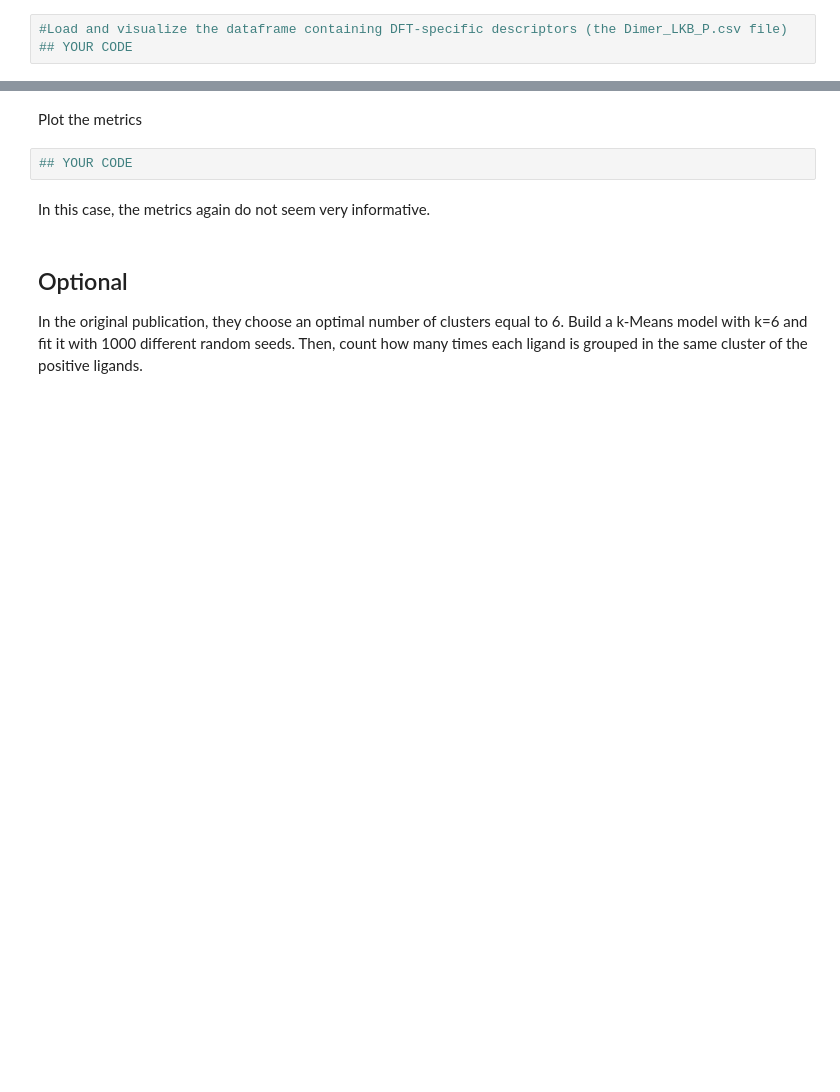
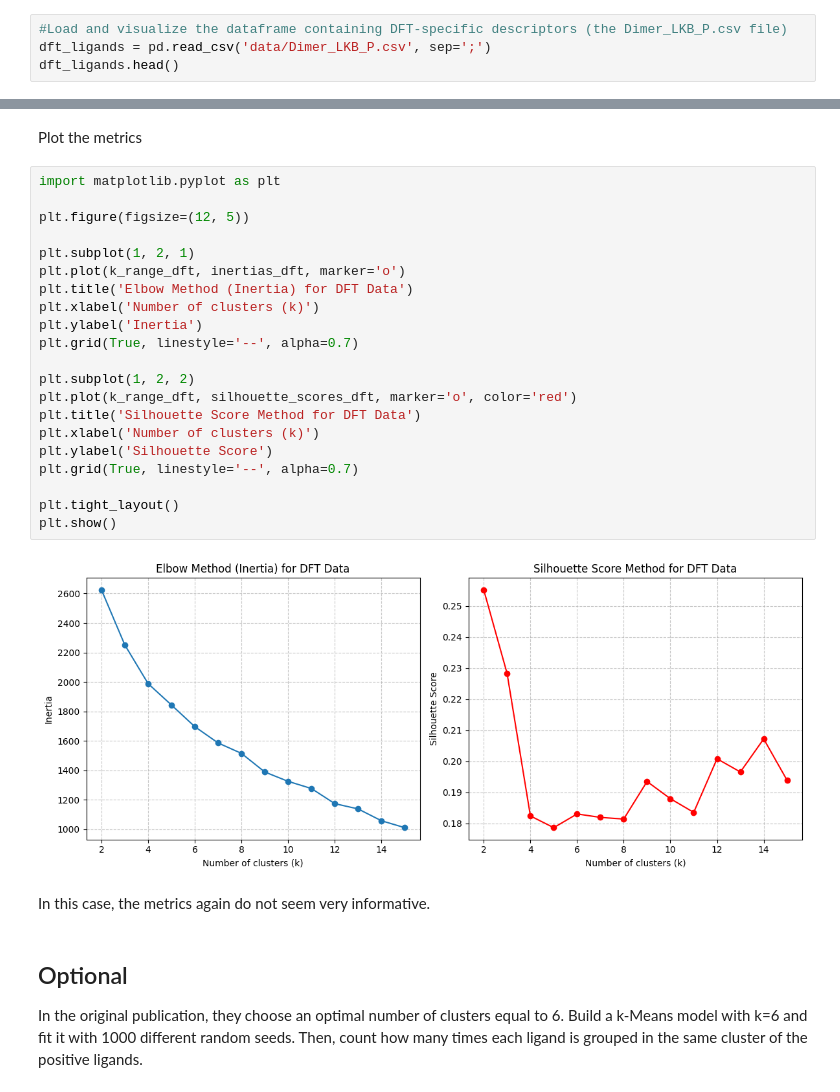
Before and after one commit to catastropiyush/ai4chem_course, a Jupyter notebook: notebooks/04 - Unsupervised Learning/palladium_dimers_discovery.ipynb, the cells around one changed output, grey strips where cells are left out. Saved outputs shown, nothing was run; the diff lists cells and outputs as text; blank space fills up the shorter version.

```diff
--- a/notebooks/04 - Unsupervised Learning/palladium_dimers_discovery.ipynb
+++ b/notebooks/04 - Unsupervised Learning/palladium_dimers_discovery.ipynb
@@ -325,4 +323,5 @@ The first clustering reduced the candidate ligands space to ~25% of the original
 We will not calculate all the DFT descriptors, but just load the dataset containing the refined ligands. This dataframe only contains 66 ligands as the calculations were only done for ligands containing P-C bonds.
 # %%
 #Load and visualize the dataframe containing DFT-specific descriptors (the Dimer_LKB_P.csv file)
-## YOUR CODE
+dft_ligands = pd.read_csv('data/Dimer_LKB_P.csv', sep=';')
+dft_ligands.head()
@@ -341,7 +381,28 @@ refs = [1, 8, 18, 36]
 # %% [markdown]
 Plot the metrics
-# %%
-## YOUR CODE
+# %%
+import matplotlib.pyplot as plt
+
+plt.figure(figsize=(12, 5))
+
+plt.subplot(1, 2, 1)
+plt.plot(k_range_dft, inertias_dft, marker='o')
+plt.title('Elbow Method (Inertia) for DFT Data')
+plt.xlabel('Number of clusters (k)')
+plt.ylabel('Inertia')
+plt.grid(True, linestyle='--', alpha=0.7)
+
+plt.subplot(1, 2, 2)
+plt.plot(k_range_dft, silhouette_scores_dft, marker='o', color='red')
+plt.title('Silhouette Score Method for DFT Data')
+plt.xlabel('Number of clusters (k)')
+plt.ylabel('Silhouette Score')
+plt.grid(True, linestyle='--', alpha=0.7)
+
+plt.tight_layout()
+plt.show()
+# %% [output]
+[figure, added]
 # %% [markdown]
 In this case, the metrics again do not seem very informative.
 # %% [markdown]
```
Also changed, not shown: parts of 21 cells of this notebook.
